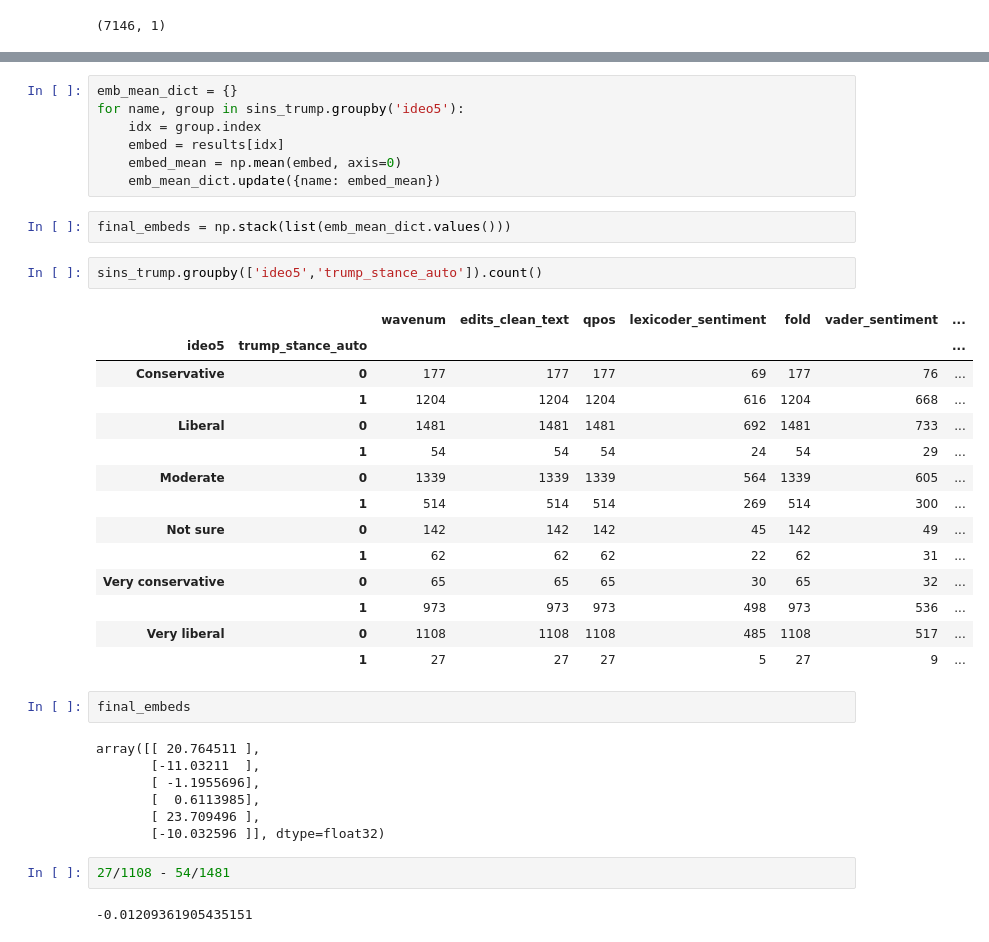
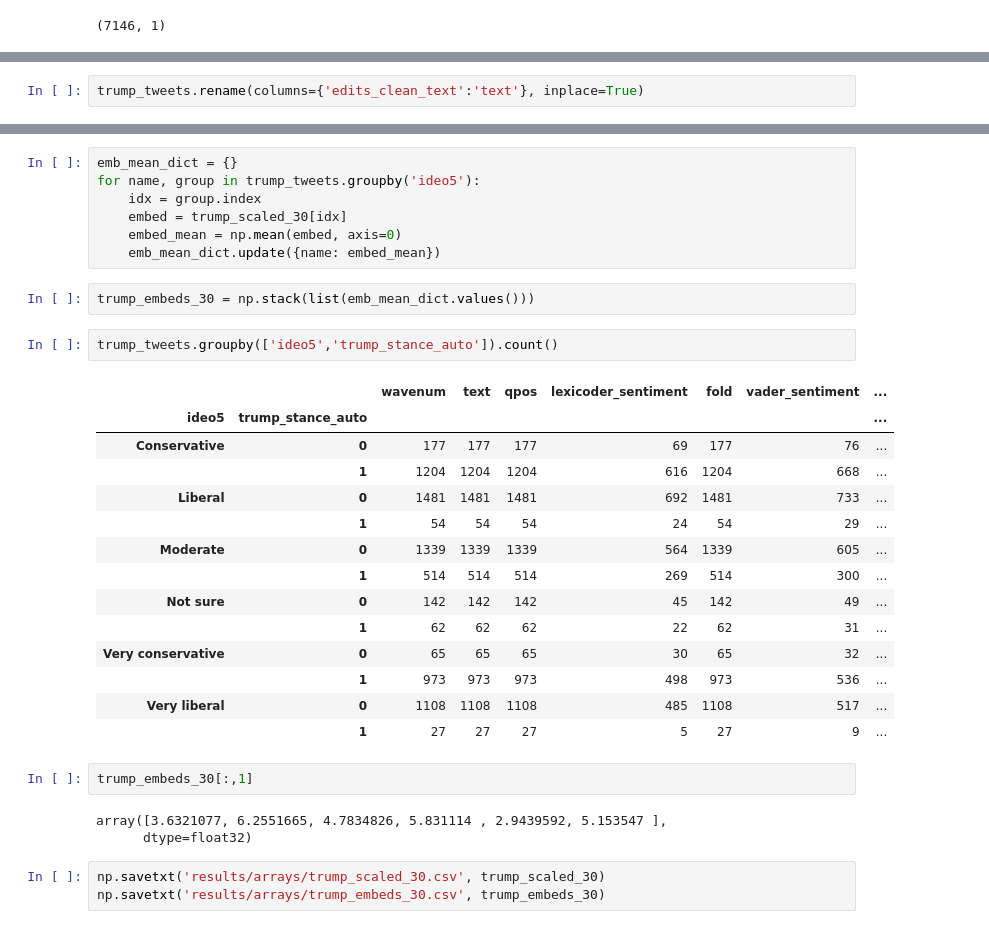
Before and after one commit to hungnguyen167/ContextScale, a Jupyter notebook: BERT_Scaler.ipynb, the cells around one changed output, grey strips where cells are left out. Saved outputs shown, nothing was run; the diff lists cells and outputs as text.

```diff
--- a/BERT_Scaler.ipynb
+++ b/BERT_Scaler.ipynb
@@ -1693,0 +2398,2 @@ guide_labels.shape
+# %%
+trump_tweets.rename(columns={'edits_clean_text':'text'}, inplace=True)
@@ -1753,16 +2550,16 @@ Tue May  9 15:13:52 2023 Finished embedding
 # %%
 emb_mean_dict = {}
-for name, group in sins_trump.groupby('ideo5'):
+for name, group in trump_tweets.groupby('ideo5'):
     idx = group.index
-    embed = results[idx]
+    embed = trump_scaled_30[idx]
     embed_mean = np.mean(embed, axis=0)
     emb_mean_dict.update({name: embed_mean})
 # %%
-final_embeds = np.stack(list(emb_mean_dict.values()))
+trump_embeds_30 = np.stack(list(emb_mean_dict.values()))
 # %%
-sins_trump.groupby(['ideo5','trump_stance_auto']).count()
+trump_tweets.groupby(['ideo5','trump_stance_auto']).count()
 # %% [output]
-|  |  | wavenum | edits_clean_text | qpos | lexicoder_sentiment | fold | vader_sentiment | ... |
+|  |  | wavenum | text | qpos | lexicoder_sentiment | fold | vader_sentiment | ... |
 | ideo5 | trump_stance_auto |  |  |  |  |  |  | ... |
 | Conservative | 0 | 177 | 177 | 177 | 69 | 177 | 76 | ... |
 |  | 1 | 1204 | 1204 | 1204 | 616 | 1204 | 668 | ... |
@@ -1776,16 +2573,11 @@ sins_trump.groupby(['ideo5','trump_stance_auto']).count()
 |  | 1 | 973 | 973 | 973 | 498 | 973 | 536 | ... |
 | Very liberal | 0 | 1108 | 1108 | 1108 | 485 | 1108 | 517 | ... |
 |  | 1 | 27 | 27 | 27 | 5 | 27 | 9 | ... |
-# %%
-final_embeds
-# %% [output]
-array([[ 20.764511 ],
-       [-11.03211  ],
-       [ -1.1955696],
-       [  0.6113985],
-       [ 23.709496 ],
-       [-10.032596 ]], dtype=float32)
-# %%
-27/1108 - 54/1481
-# %% [output]
--0.01209361905435151
+# %%
+trump_embeds_30[:,1]
+# %% [output]
+array([3.6321077, 6.2551665, 4.7834826, 5.831114 , 2.9439592, 5.153547 ],
+      dtype=float32)
+# %%
+np.savetxt('results/arrays/trump_scaled_30.csv', trump_scaled_30)
+np.savetxt('results/arrays/trump_embeds_30.csv', trump_embeds_30)
```
Also changed, not shown: parts of 247 cells of this notebook, 8 other files.
